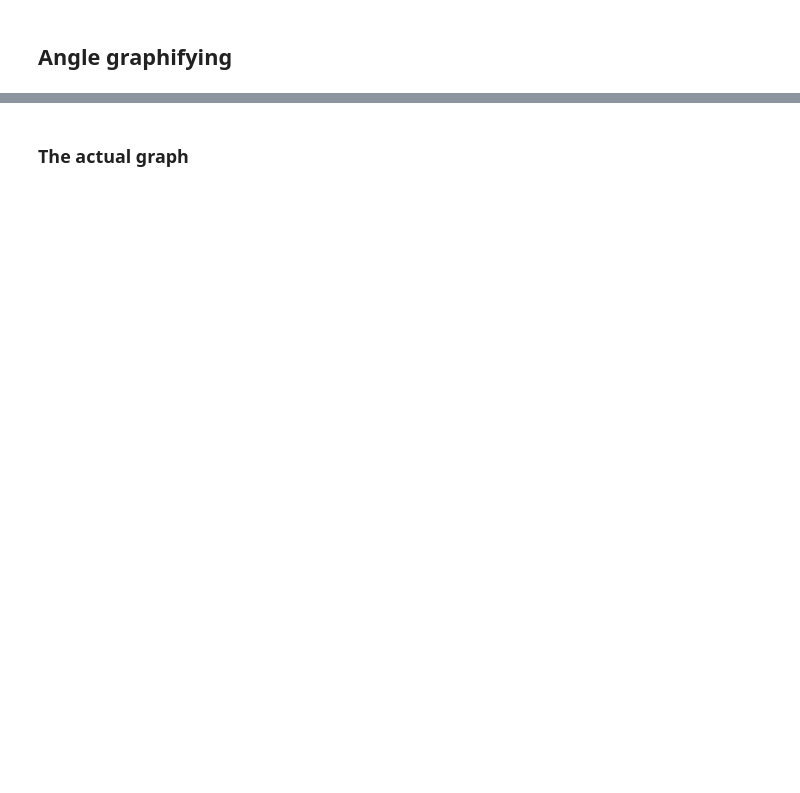
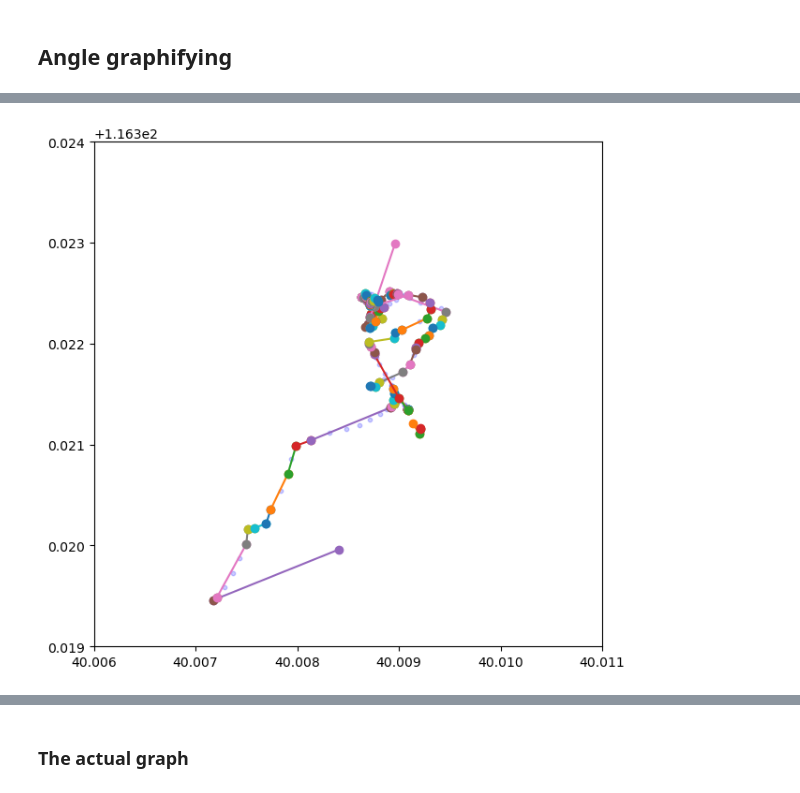
Before and after one commit to svensesen/Beijing-Topo, a Jupyter notebook: test.ipynb, the cells around one changed output, grey strips where cells are left out. Cells and saved outputs as stored; diff of their text form; code cells hidden in the pictures; blank space fills up the shorter version.

```diff
--- a/test.ipynb
+++ b/test.ipynb
@@ -58,0 +111,4 @@ dft = df[df["trajectory"] == tra]
+# %%
+vis(graph_1, [40.006, 40.011], [116.319, 116.324])
+# %% [output]
+[figure, added]
```
Also changed, not shown: parts of 19 cells of this notebook, 1 other file.
